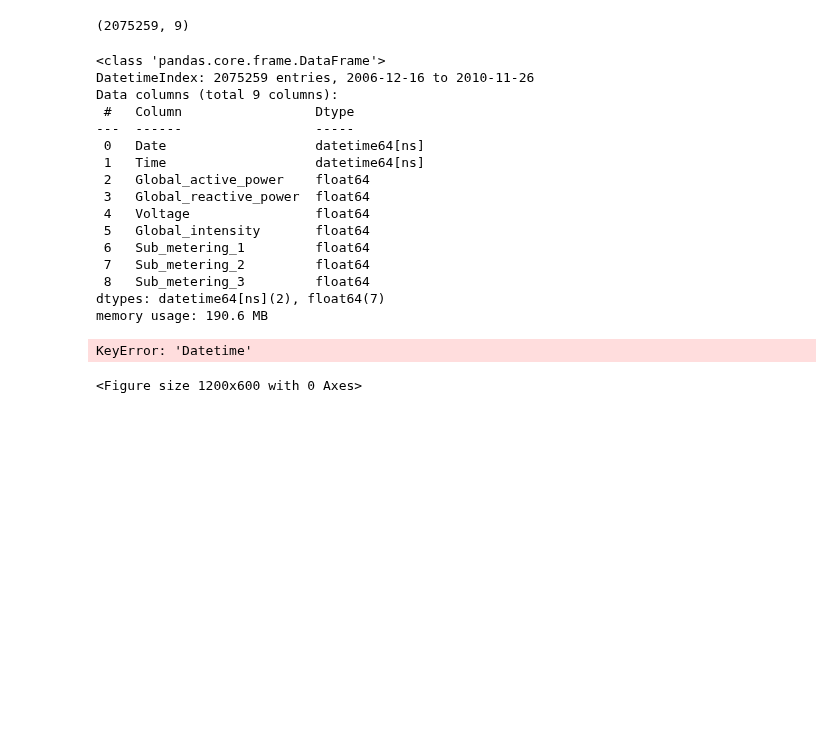
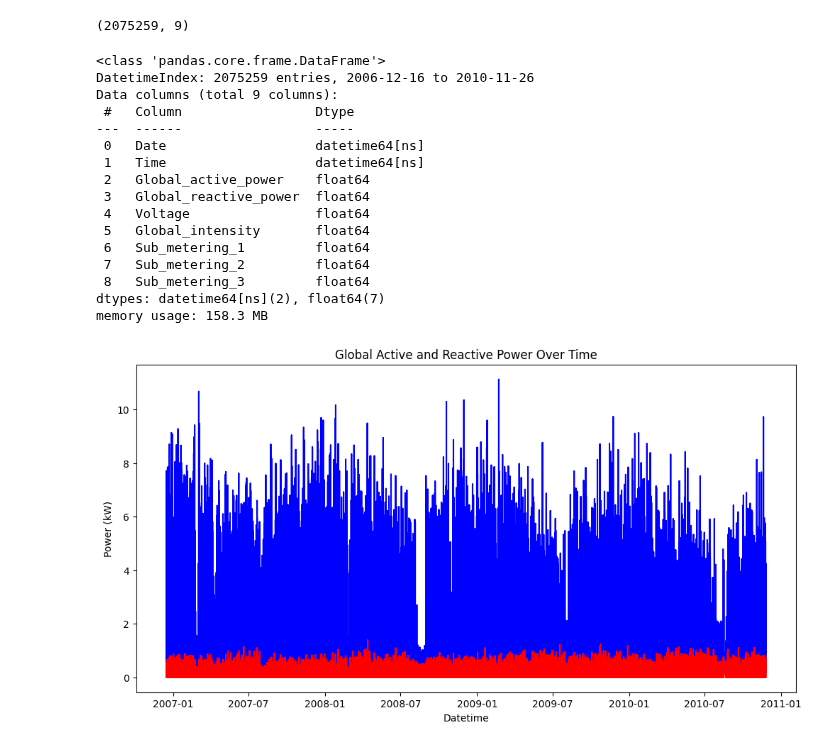
Before and after one commit to khoulaCode/machine-learning-code-orbit, a Jupyter notebook: team_members/from_almuhannad/daily_electericity_consumption.ipynb, the cells around one changed output. Cells and saved outputs as stored; diff of their text form; code cells hidden in the pictures; blank space fills up the shorter version.

```diff
--- a/team_members/from_almuhannad/daily_electericity_consumption.ipynb
+++ b/team_members/from_almuhannad/daily_electericity_consumption.ipynb
@@ -2,7 +2,7 @@
 import numpy as np
 import pandas as pd
 
-PATH = r"..\..\data\household_power_consumption.txt"
+PATH = r"..\..\data\household_power_consumption\household_power_consumption.txt"
 df = pd.read_csv(PATH, sep = ";")
 df
 # %% [output]
@@ -169,16 +181,15 @@ Data columns (total 9 columns):
  7   Sub_metering_2         float64
  8   Sub_metering_3         float64
 dtypes: datetime64[ns](2), float64(7)
-memory usage: 190.6 MB
+memory usage: 158.3 MB
 # %%
 import matplotlib.pyplot as plt
 plt.figure(figsize=(12, 6))
-plt.plot(df['Datetime'], df['Global_active_power'], label='Global Active Power', color='blue')
-plt.plot(df['Datetime'], df['Global_reactive_power'], label='Global Reactive Power', color='red')
+plt.plot(df['Date'], df['Global_active_power'], label='Global Active Power', color='blue')
+plt.plot(df['Date'], df['Global_reactive_power'], label='Global Reactive Power', color='red')
 plt.xlabel('Datetime')
 plt.ylabel('Power (kW)')
 plt.title('Global Active and Reactive Power Over Time')
 plt.show()
 # %% [output]
-KeyError: 'Datetime'
-<Figure size 1200x600 with 0 Axes>
+[figure, added]
```
Also changed, not shown: parts of 1 cell of this notebook.
